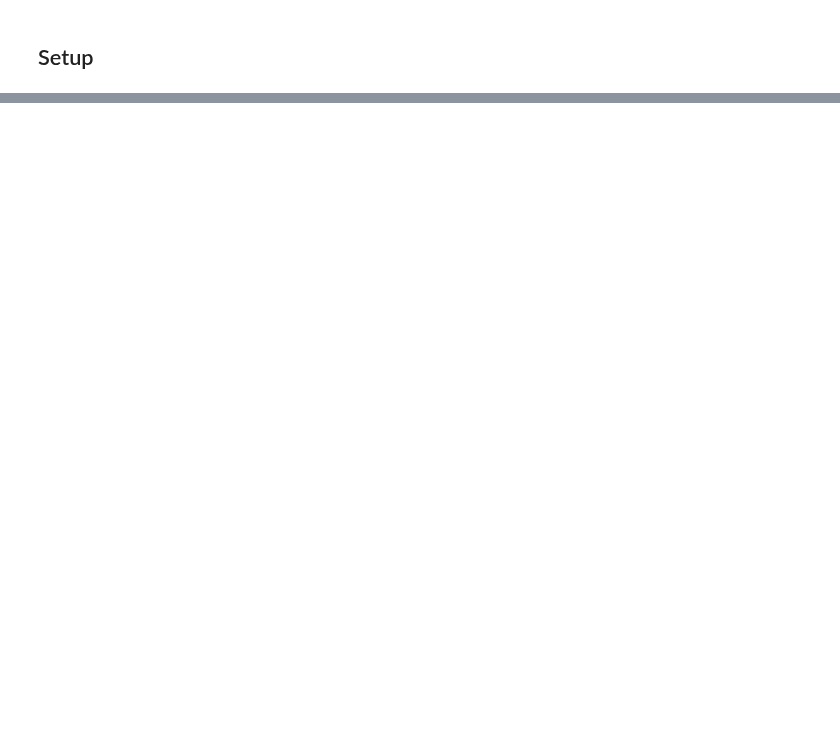
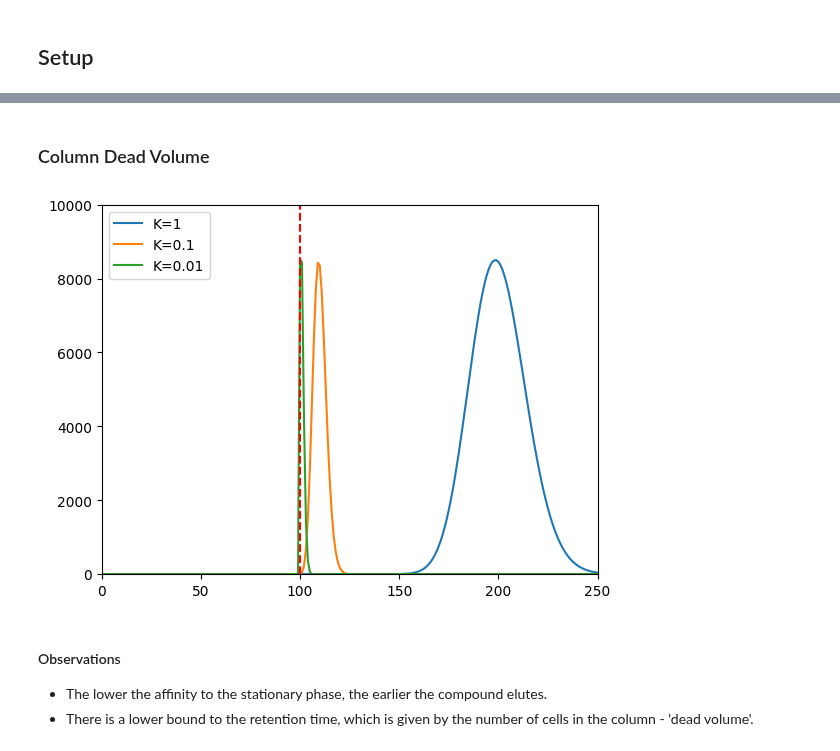
Before and after one commit to micabo/Chromatograpy, a Jupyter notebook: simulate-chromatography.ipynb, the cells around one changed output, grey strips where cells are left out. Saved outputs shown, nothing was run; the diff lists cells and outputs as text; code cells hidden in the pictures; blank space fills up the shorter version.

```diff
--- a/simulate-chromatography.ipynb
+++ b/simulate-chromatography.ipynb
@@ -88,0 +134,44 @@ HBox(children=(IntSlider(value=100, description='Number of Cells', max=500, min=
+# %% [markdown]
+### Column Dead Volume
+# %%
+# Define parameters
+n_cells = 100
+n_steps = 250
+n_molecules = [300_000, 70_000, 23_000]
+K = [1, 0.1, 1e-2]
+
+# Reformat K to a fractional entity
+frac_bound = [k / (1 + k) for k in K]
+
+# Initial state (zero everywhere)
+stationary_phase = [np.zeros(n_cells) for _ in K]
+mobile_phase = [np.zeros(n_cells + n_steps) for _ in K]
+
+# Loading of mobile phase in cell just before the stationary phase
+for compound, n_mol in enumerate(n_molecules):
+    mobile_phase[compound][n_cells] = n_mol
+
+for step in range(1, n_steps + 1):
+    # Equilibration
+    for cell in range(n_cells):
+        for compound, frac in enumerate(frac_bound):
+            n_tot = stationary_phase[compound][cell] + mobile_phase[compound][cell + step]
+            n_bound = np.floor(n_tot * frac)
+            n_free = n_tot - n_bound
+            stationary_phase[compound][cell] = n_bound
+            mobile_phase[compound][cell + step] = n_free
+
+for mp in mobile_phase:
+    plt.plot(mp)
+plt.vlines([100], 0, 1e4, colors="red", linestyles="dashed")
+plt.xlim(0, n_steps)
+plt.ylim(-5, 1e4)
+plt.legend([f'K={k}' for k in K])
+plt.show()
+# %% [output]
+[figure, added]
+# %% [markdown]
+#### Observations
+
+- The lower the affinity to the stationary phase, the earlier the compound elutes.
+- There is a lower bound to the retention time, which is given by the number of cells in the column - 'dead volume'.
```
Also changed, not shown: parts of 10 cells of this notebook, 2 other files.
